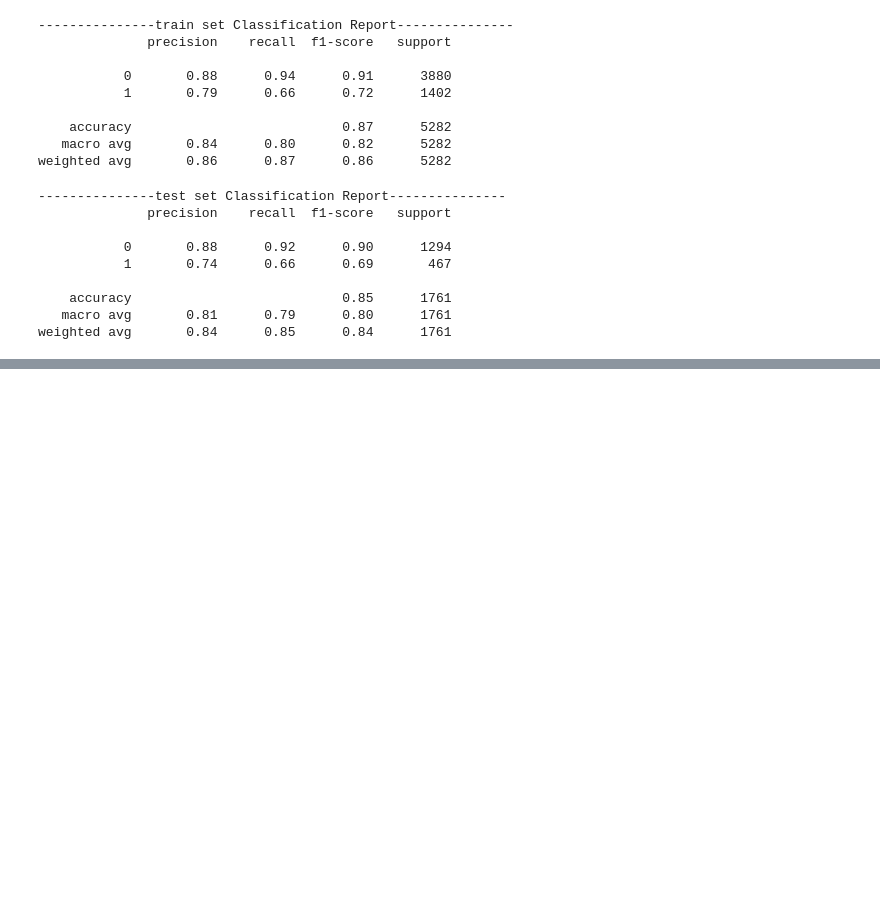
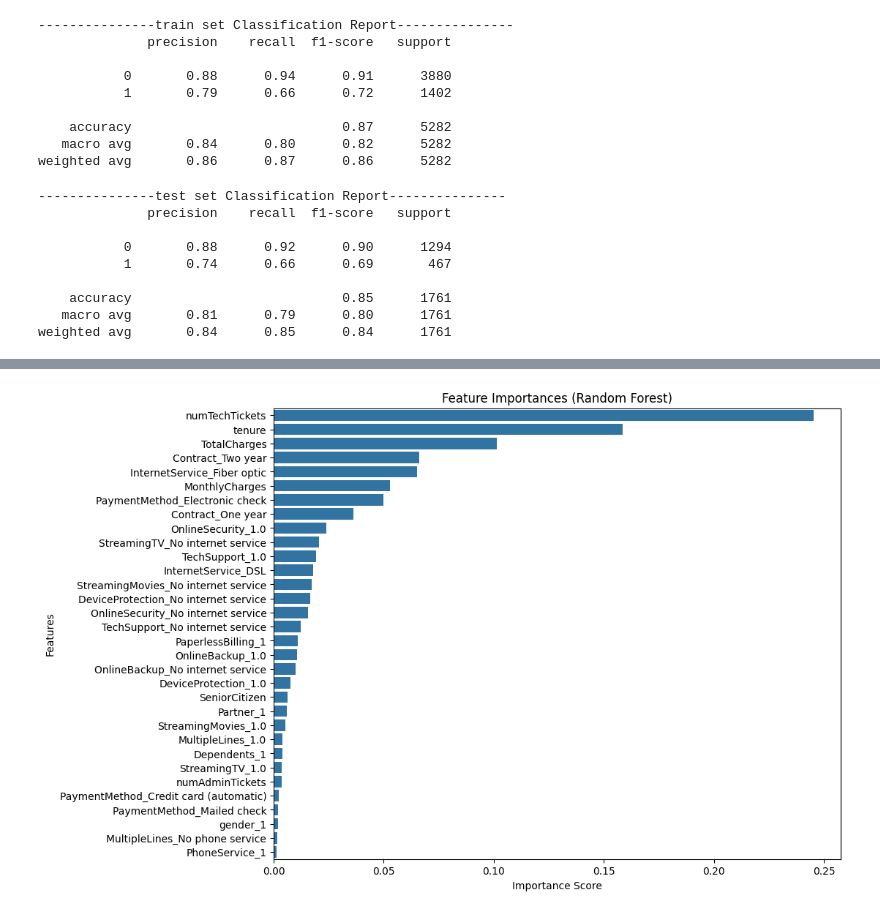
Before and after one commit to SKNETWORKS-FAMILY-AICAMP/SKN21-2nd-4Team, a Jupyter notebook: notebooks/ML_Modeling_Experiment.ipynb, the cells around one changed output, grey strips where cells are left out. Saved outputs shown, nothing was run; the diff lists cells and outputs as text; code cells hidden in the pictures; blank space fills up the shorter version.

```diff
--- a/notebooks/ML_Modeling_Experiment.ipynb
+++ b/notebooks/ML_Modeling_Experiment.ipynb
@@ -262,25 +352,27 @@ weighted avg       0.84      0.85      0.84      1761
 # %%
 import matplotlib.pyplot as plt
 import seaborn as sns
 import pandas as pd
 
 # 1. 중요도와 변수명을 묶어서 데이터프레임 만들기
 # (rf_model 대신 사용하신 모델 변수명을 넣으세요. 예: rf, tree 등)
-importances = tree.feature_importances_
+importances = rfc.feature_importances_
 feature_names = X_train.columns
 
 # 보기 좋게 정렬하기 위해 Series로 변환
 ft_series = pd.Series(importances, index=feature_names)
 ft_series = ft_series.sort_values(ascending=False)  # 내림차순 정렬
 
 # 2. 시각화 그리기
 plt.figure(figsize=(10, 8))  # 그림 사이즈 조절 (가로, 세로)
 plt.title("Feature Importances (Random Forest)")
 
 # seaborn을 이용해 가로 막대 그래프 그리기
 sns.barplot(x=ft_series, y=ft_series.index)
 
 # 라벨 달기
 plt.xlabel("Importance Score")
 plt.ylabel("Features")
 plt.show()
+# %% [output]
+[figure, added]
```
Also changed, not shown: parts of 7 cells of this notebook.
